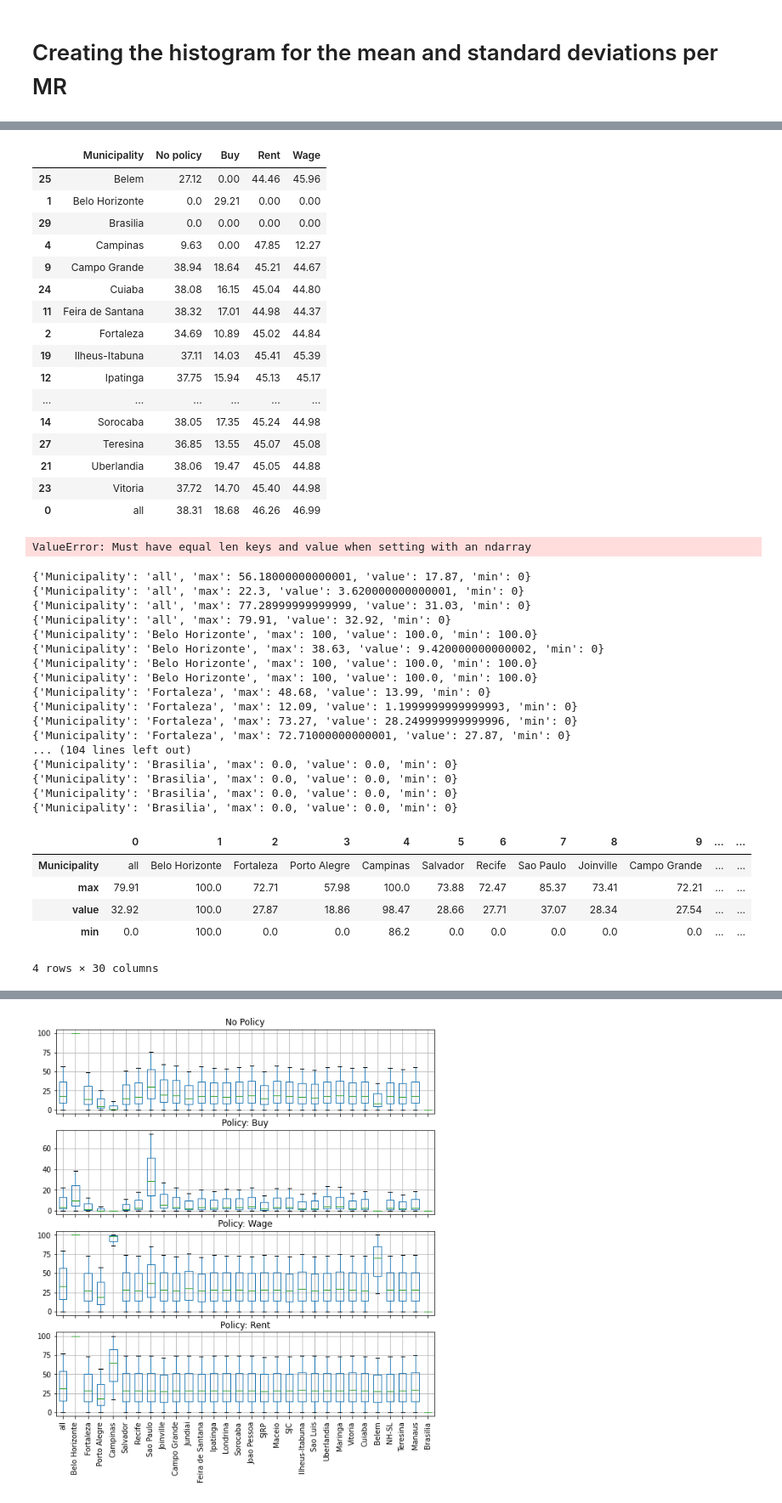
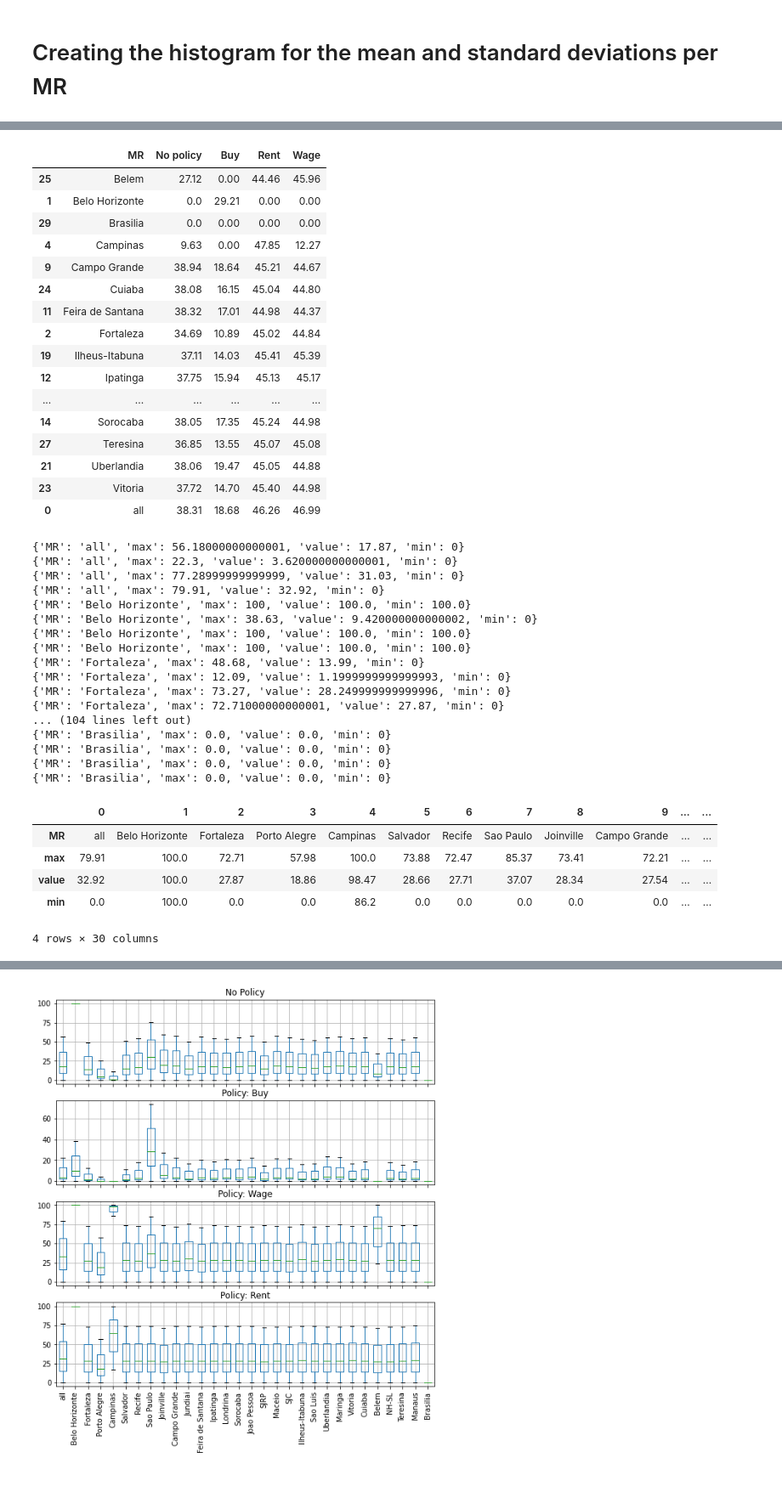
Before and after one commit to BAFurtado/MLsimulatesABMtowardsPolicy_outdated, a Jupyter notebook: analysis/Tables.ipynb, the cells around one changed output, grey strips where cells are left out. Shown at 85% size. Saved outputs shown, nothing was run; the diff lists cells and outputs as text; code cells hidden in the pictures.

Commit message:
Changed 'Municipality' to 'MR' to fit with the article nomenclature

```diff
--- a/analysis/Tables.ipynb
+++ b/analysis/Tables.ipynb
@@ -20,7 +20,7 @@ iqr.head()
 | all | 3 | POLICIES_no_policy | 0.0 | 0.0 | 0.0 | 0.0 | 0.178652 | 0.383060 | 249323.0 |
 | PROCESSING_ACPS_BELO HORIZONTE | 4 | POLICIES_buy | 0.0 | 0.0 | 0.0 | 0.0 | 0.094223 | 0.292138 | 5487.0 |
 # %%
-mean_policy_acp = pd.DataFrame(columns=[['Municipality', 'No policy', 'Buy', 'Rent', 'Wage']])
+mean_policy_acp = pd.DataFrame(columns=[['MR', 'No policy', 'Buy', 'Rent', 'Wage']])
 std_policy_acp = mean_policy_acp.copy()
 acps = ['all'] + groups_cols.abm_dummies['acps']
 
@@ -44,10 +44,10 @@ for acp in acps:
 for df in [mean_policy_acp, std_policy_acp]:
     df.reset_index(drop=True, inplace=True)
     df.sort_values(ascending=False, by=('No policy',), inplace=True)
-    df.replace({('Municipality',): groups_cols.abm_dummies_show})
+    df.replace({('MR',): groups_cols.abm_dummies_show})
 
-mean_policy_acp = mean_policy_acp.replace({('Municipality',): groups_cols.abm_dummies_show})
-std_policy_acp = std_policy_acp.replace({('Municipality',): groups_cols.abm_dummies_show})
+mean_policy_acp = mean_policy_acp.replace({('MR',): groups_cols.abm_dummies_show})
+std_policy_acp = std_policy_acp.replace({('MR',): groups_cols.abm_dummies_show})
 # %%
 mean_policy_acp
 # %% [output]
@@ -365,6 +385,6 @@ for col in ['Buy', 'Rent', 'Wage']:
 # %%
-hist_std.sort_values(by=('Municipality',), inplace=True)
-hist_mean.sort_values(by=('Municipality',), inplace=True)
+hist_std.sort_values(by=('MR',), inplace=True)
+hist_mean.sort_values(by=('MR',), inplace=True)
 # %%
 hist_mean
 # %% [output]
@@ -388,7 +408,7 @@ hist_mean
 # %%
 hist_std
 # %% [output]
-|  | Municipality | No policy | Buy | Rent | Wage |
+|  | MR | No policy | Buy | Rent | Wage |
 | 25 | Belem | 27.12 | 0.00 | 44.46 | 45.96 |
 | 1 | Belo Horizonte | 0.0 | 29.21 | 0.00 | 0.00 |
 | 29 | Brasilia | 0.0 | 0.00 | 0.00 | 0.00 |
@@ -405,51 +425,44 @@ hist_std
 | 21 | Uberlandia | 38.06 | 19.47 | 45.05 | 44.88 |
 | 23 | Vitoria | 37.72 | 14.70 | 45.40 | 44.98 |
 | 0 | all | 38.31 | 18.68 | 46.26 | 46.99 |
-# %%
-for acp in range(0,30):
-    for col in ['Buy', 'Rent', 'Wage']:
-        hist_mean.loc[acp, col] = list(zip(hist_mean.loc[acp, col] - hist_std.loc[acp, col],
-                                           hist_mean.loc[acp, col] + hist_std.loc[acp, col]))
-# %% [output]
-ValueError: Must have equal len keys and value when setting with an ndarray
 # %%
 no_policy, buy, rent, wage = pd.DataFrame(), pd.DataFrame(), pd.DataFrame(), pd.DataFrame()
-dict = {'No policy' : no_policy,
+_dict = {'No policy' : no_policy,
         'Buy' : buy,
         'Rent' : rent,
         'Wage' : wage}
 
 for acp in range(0,30):
     for policy in ['No policy', 'Buy', 'Rent', 'Wage']:
-        row = {'Municipality' : hist_mean.loc[acp, 'Municipality'].Municipality,
+        row = {'MR' : hist_mean.loc[acp, 'MR'].MR,
                'max' : min(100,hist_mean.loc[acp, policy].values[0] + hist_std.loc[acp, policy].values[0]),
                'value' : hist_mean.loc[acp, policy].values[0],
                'min' : max(0,hist_mean.loc[acp, policy].values[0] - hist_std.loc[acp, policy].values[0])}
         print(row)
-        dict[policy] = dict[policy].append(row, ignore_index=True)
+        _dict[policy] = _dict[policy].append(row, ignore_index=True)
 # %% [output]
-{'Municipality': 'all', 'max': 56.18000000000001, 'value': 17.87, 'min': 0}
-{'Municipality': 'all', 'max': 22.3, 'value': 3.620000000000001, 'min': 0}
-{'Municipality': 'all', 'max': 77.28999999999999, 'value': 31.03, 'min': 0}
-{'Municipality': 'all', 'max': 79.91, 'value': 32.92, 'min': 0}
-{'Municipality': 'Belo Horizonte', 'max': 100, 'value': 100.0, 'min': 100.0}
-{'Municipality': 'Belo Horizonte', 'max': 38.63, 'value': 9.420000000000002, 'min': 0}
-{'Municipality': 'Belo Horizonte', 'max': 100, 'value': 100.0, 'min': 100.0}
-{'Municipality': 'Belo Horizonte', 'max': 100, 'value': 100.0, 'min': 100.0}
-{'Municipality': 'Fortaleza', 'max': 48.68, 'value': 13.99, 'min': 0}
-{'Municipality': 'Fortaleza', 'max': 12.09, 'value': 1.1999999999999993, 'min': 0}
-{'Municipality': 'Fortaleza', 'max': 73.27, 'value': 28.249999999999996, 'min': 0}
-{'Municipality': 'Fortaleza', 'max': 72.71000000000001, 'value': 27.87, 'min': 0}
+{'MR': 'all', 'max': 56.18000000000001, 'value': 17.87, 'min': 0}
+{'MR': 'all', 'max': 22.3, 'value': 3.620000000000001, 'min': 0}
+{'MR': 'all', 'max': 77.28999999999999, 'value': 31.03, 'min': 0}
+{'MR': 'all', 'max': 79.91, 'value': 32.92, 'min': 0}
+{'MR': 'Belo Horizonte', 'max': 100, 'value': 100.0, 'min': 100.0}
+{'MR': 'Belo Horizonte', 'max': 38.63, 'value': 9.420000000000002, 'min': 0}
+{'MR': 'Belo Horizonte', 'max': 100, 'value': 100.0, 'min': 100.0}
+{'MR': 'Belo Horizonte', 'max': 100, 'value': 100.0, 'min': 100.0}
+{'MR': 'Fortaleza', 'max': 48.68, 'value': 13.99, 'min': 0}
+{'MR': 'Fortaleza', 'max': 12.09, 'value': 1.1999999999999993, 'min': 0}
+{'MR': 'Fortaleza', 'max': 73.27, 'value': 28.249999999999996, 'min': 0}
+{'MR': 'Fortaleza', 'max': 72.71000000000001, 'value': 27.87, 'min': 0}
 ... (104 lines left out)
-{'Municipality': 'Brasilia', 'max': 0.0, 'value': 0.0, 'min': 0}
-{'Municipality': 'Brasilia', 'max': 0.0, 'value': 0.0, 'min': 0}
-{'Municipality': 'Brasilia', 'max': 0.0, 'value': 0.0, 'min': 0}
-{'Municipality': 'Brasilia', 'max': 0.0, 'value': 0.0, 'min': 0}
+{'MR': 'Brasilia', 'max': 0.0, 'value': 0.0, 'min': 0}
+{'MR': 'Brasilia', 'max': 0.0, 'value': 0.0, 'min': 0}
+{'MR': 'Brasilia', 'max': 0.0, 'value': 0.0, 'min': 0}
+{'MR': 'Brasilia', 'max': 0.0, 'value': 0.0, 'min': 0}
 # %%
-dict['Wage'].transpose()
+_dict['Wage'].transpose()
 # %% [output]
 |  | 0 | 1 | 2 | 3 | 4 | 5 | 6 | 7 | 8 | 9 | ... | ... |
-| Municipality | all | Belo Horizonte | Fortaleza | Porto Alegre | Campinas | Salvador | Recife | Sao Paulo | Joinville | Campo Grande | ... | ... |
+| MR | all | Belo Horizonte | Fortaleza | Porto Alegre | Campinas | Salvador | Recife | Sao Paulo | Joinville | Campo Grande | ... | ... |
 | max | 79.91 | 100.0 | 72.71 | 57.98 | 100.0 | 73.88 | 72.47 | 85.37 | 73.41 | 72.21 | ... | ... |
 | value | 32.92 | 100.0 | 27.87 | 18.86 | 98.47 | 28.66 | 27.71 | 37.07 | 28.34 | 27.54 | ... | ... |
 | min | 0.0 | 100.0 | 0.0 | 0.0 | 86.2 | 0.0 | 0.0 | 0.0 | 0.0 | 0.0 | ... | ... |
```
Also changed, not shown: parts of 9 cells of this notebook, 3 other files.
